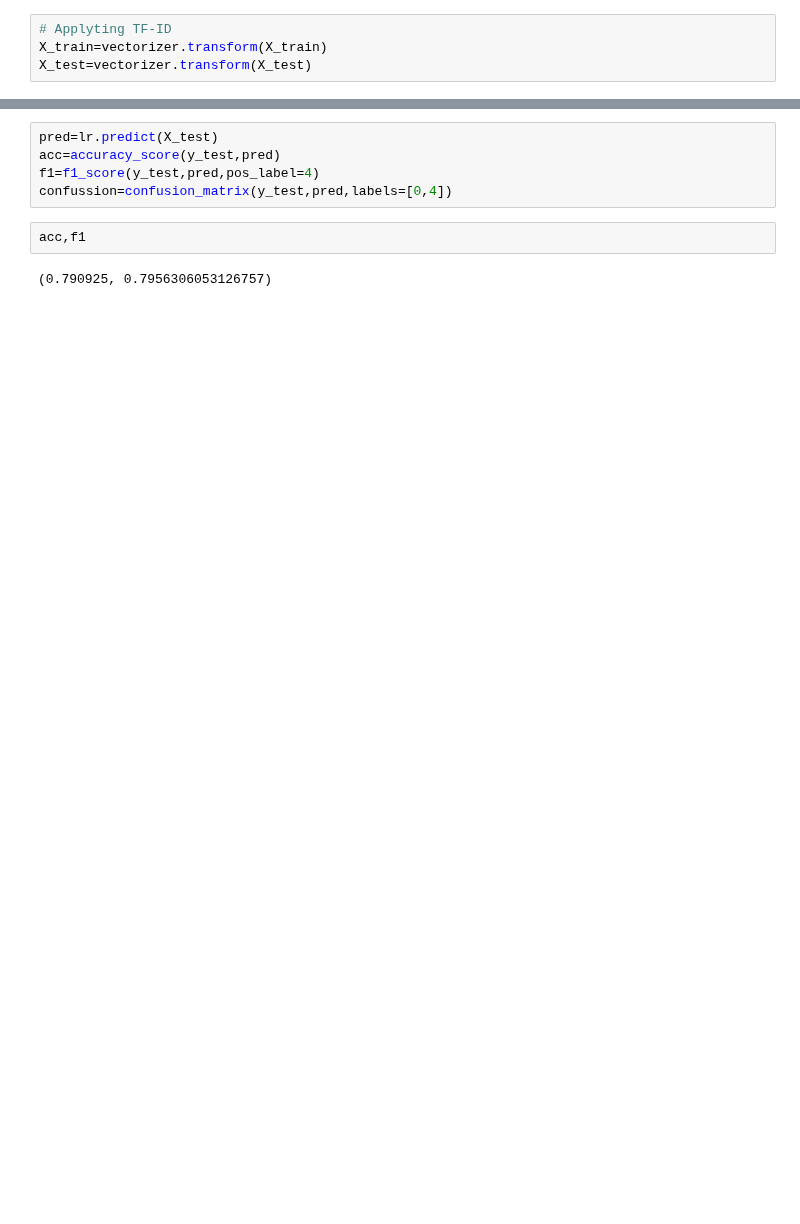
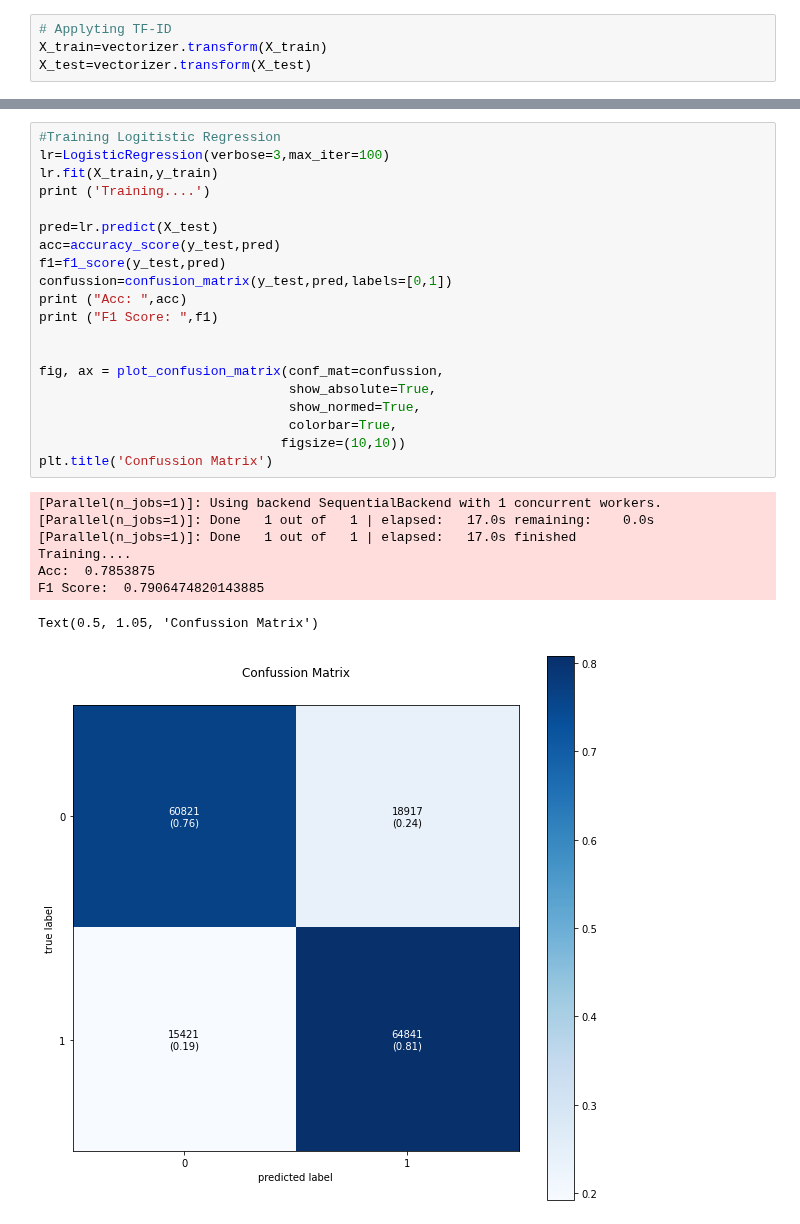
Before and after one commit to AsadAliDD/TwitterSentiment, a Jupyter notebook: Notebooks/EDA.ipynb, the cells around one changed output, grey strips where cells are left out. Saved outputs shown, nothing was run; the diff lists cells and outputs as text; blank space fills up the shorter version.

```diff
--- a/Notebooks/EDA.ipynb
+++ b/Notebooks/EDA.ipynb
@@ -126,10 +131,30 @@ LogisticRegression(C=1.0, class_weight=None, dual=False, fit_intercept=True,
-# %%
-pred=lr.predict(X_test)
-acc=accuracy_score(y_test,pred)
-f1=f1_score(y_test,pred,pos_label=4)
-confussion=confusion_matrix(y_test,pred,labels=[0,4])
-# %%
-acc,f1
-# %% [output]
-(0.790925, 0.7956306053126757)
+# %%
+#Training Logitistic Regression
+lr=LogisticRegression(verbose=3,max_iter=100)
+lr.fit(X_train,y_train)
+print ('Training....')
+
+pred=lr.predict(X_test)
+acc=accuracy_score(y_test,pred)
+f1=f1_score(y_test,pred)
+confussion=confusion_matrix(y_test,pred,labels=[0,1])
+print ("Acc: ",acc)
+print ("F1 Score: ",f1)
+
+
+fig, ax = plot_confusion_matrix(conf_mat=confussion,
+                                show_absolute=True,
+                                show_normed=True,
+                                colorbar=True,
+                               figsize=(10,10))
+plt.title('Confussion Matrix')
+# %% [output]
+[Parallel(n_jobs=1)]: Using backend SequentialBackend with 1 concurrent workers.
+[Parallel(n_jobs=1)]: Done   1 out of   1 | elapsed:   17.0s remaining:    0.0s
+[Parallel(n_jobs=1)]: Done   1 out of   1 | elapsed:   17.0s finished
+Training....
+Acc:  0.7853875
+F1 Score:  0.7906474820143885
+Text(0.5, 1.05, 'Confussion Matrix')
+[figure, added]
 # %%
```
Also changed, not shown: parts of 27 cells of this notebook, 1 other file.
